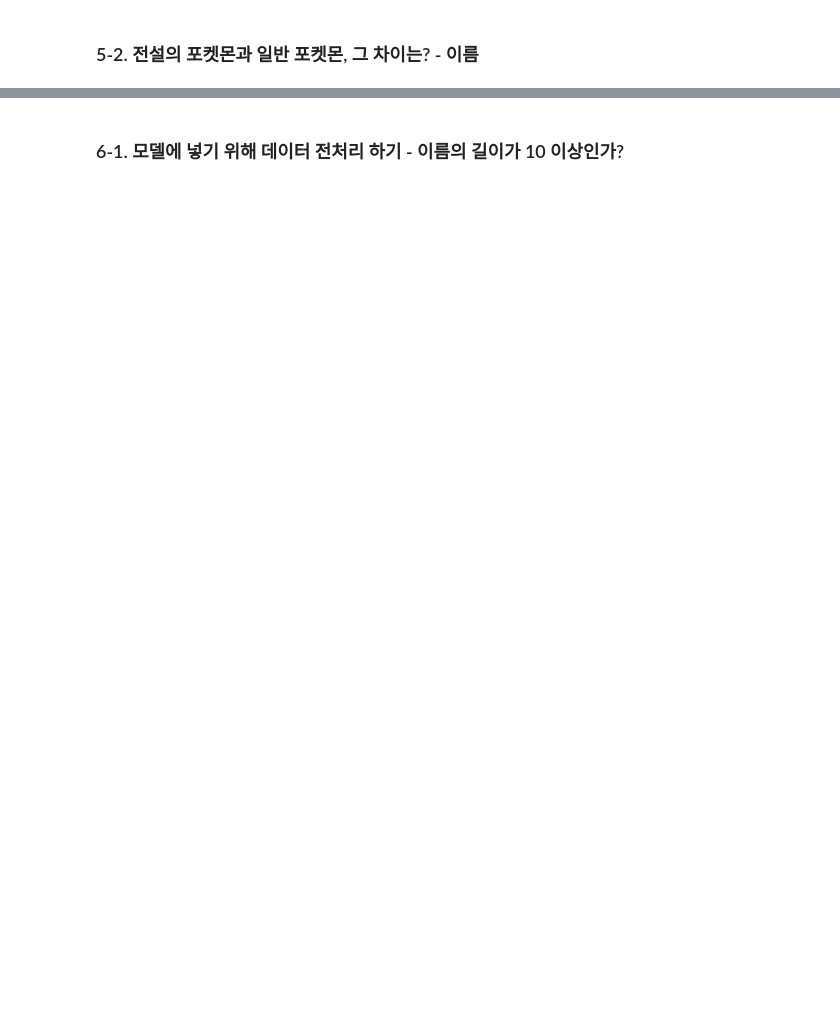
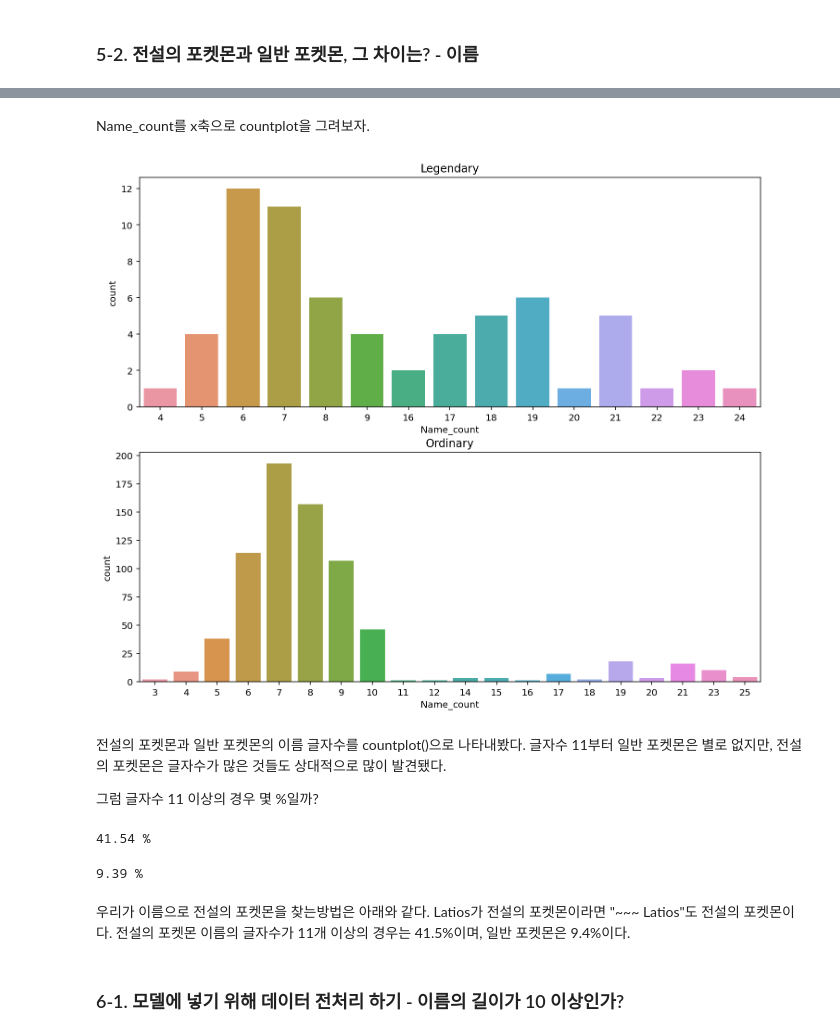
Before and after one commit to leetaehwan/aiffel_project, a Jupyter notebook: pokemon_monsterball.ipynb, the cells around one changed output, grey strips where cells are left out. Cells and saved outputs as stored; diff of their text form; code cells hidden in the pictures; blank space fills up the shorter version.

```diff
--- a/pokemon_monsterball.ipynb
+++ b/pokemon_monsterball.ipynb
@@ -491,0 +576,3 @@ Total이 575, 600 등 특정 값들에 몰려있습니다.
+# %%
+legendary["Name_count"] = legendary["Name"].apply(lambda i: len(i))
+legendary.head()
@@ -491,0 +595,3 @@ Total이 575, 600 등 특정 값들에 몰려있습니다.
+# %%
+ordinary["Name_count"] = ordinary["Name"].apply(lambda i: len(i))
+ordinary.head()
@@ -492,2 +605,33 @@ Total이 575, 600 등 특정 값들에 몰려있습니다.
+# %% [markdown]
+Name_count를 x축으로 countplot을 그려보자.
+# %%
+fig, ((ax1,ax2)) = plt.subplots(2,1,figsize=(12,10))
+
+# plt.subplot(2,1,1)
+sns.countplot(data=legendary, x= 'Name_count', ax=ax1)
+ax1.set_title("Legendary")
+# plt.subplot(2,1,1)
+sns.countplot(data=ordinary, x= 'Name_count', ax=ax2)
+ax2.set_title("Ordinary")
+plt.show()
+# %% [output]
+[figure, added]
+# %% [markdown]
+전설의 포켓몬과 일반 포켓몬의 이름 글자수를 countplot()으로 나타내봤다.
+글자수 11부터 일반 포켓몬은 별로 없지만, 전설의 포켓몬은 글자수가 많은 것들도 상대적으로 많이 발견됐다.
+
+그럼 글자수 11 이상의 경우 몇 %일까?
+# %%
+print(round(len(legendary[legendary['Name_count'] > 10]) / len(legendary) *100,2), "%")
+# %% [output]
+41.54 %
+# %%
+print(round(len(ordinary[ordinary['Name_count'] > 10]) / len(ordinary) *100,2), "%")
+# %% [output]
+9.39 %
+# %% [markdown]
+우리가 이름으로 전설의 포켓몬을 찾는방법은 아래와 같다.
+Latios가 전설의 포켓몬이라면 "~~~ Latios"도 전설의 포켓몬이다.
+전설의 포켓몬 이름의 글자수가 11개 이상의 경우는 41.5%이며, 일반 포켓몬은 9.4%이다.
 # %% [markdown]
 ### 6-1. 모델에 넣기 위해 데이터 전처리 하기 - 이름의 길이가 10 이상인가?
```
Also changed, not shown: parts of 94 cells of this notebook, 1 other file.
